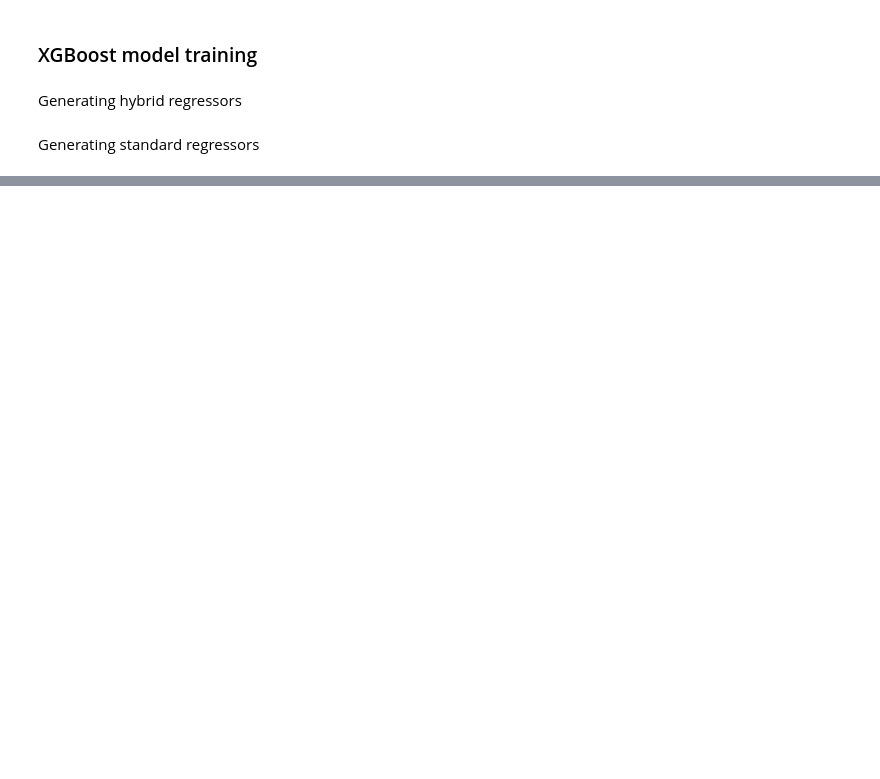
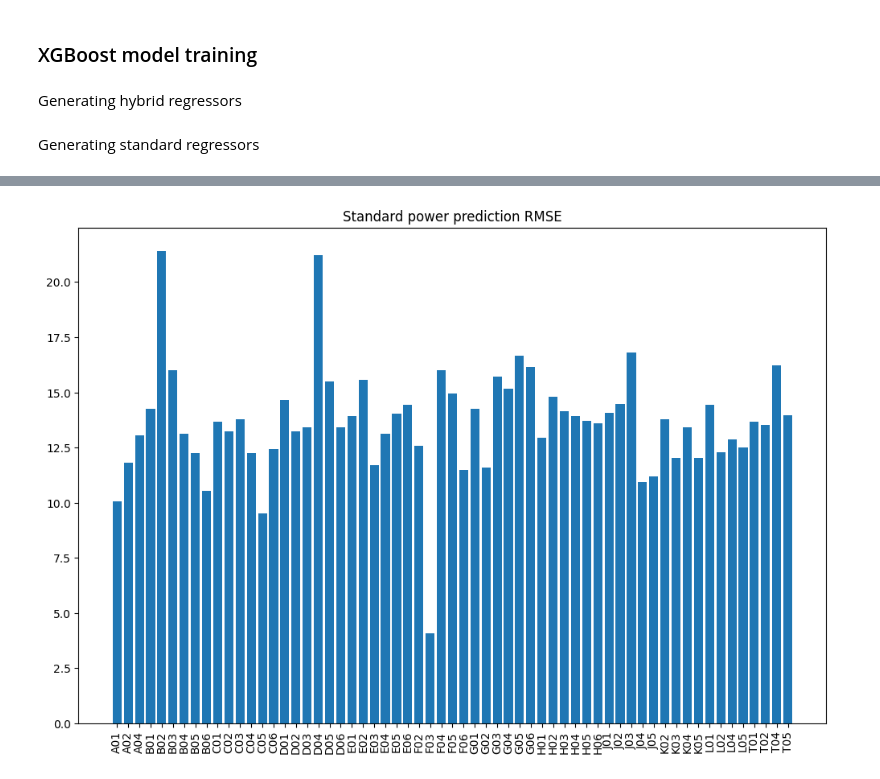
Before and after one commit to sondretb/Master-thesis---Wake-Scada-integration, a Jupyter notebook: power_predictor.ipynb, the cells around one changed output, grey strips where cells are left out. Drawn from its saved outputs; the diff is of its cells as text; code cells hidden in the pictures; blank space fills up the shorter version.

```diff
--- a/power_predictor.ipynb
+++ b/power_predictor.ipynb
@@ -52,7 +52,7 @@ from sklearn.model_selection import train_test_split
 test_data = {}
 train_data = {}
 for name, df_i in data.items():
-    test, train = train_test_split(df_i, test_size=0.2)
+    train, test = train_test_split(df_i, test_size=0.2)
     test_data[name] = test
     train_data[name] = train
 # %% [markdown]
@@ -80,0 +127,10 @@ for name, test_set in tqdm(test_data.items(), desc='Generating Standard Power Pr
+# %%
+plt.rcParams["figure.figsize"] = (12, 8)
+
+plt.bar(range(len(rmse_standard)), list(rmse_standard.values()), align='center')
+plt.xticks(range(len(rmse_standard)), list(rmse_standard.keys()))
+plt.xticks(rotation=90)
+plt.title('Standard power prediction RMSE')
+plt.show()
+# %% [output]
+[figure, added]
```
Also changed, not shown: parts of 15 cells of this notebook, 1 other file.
